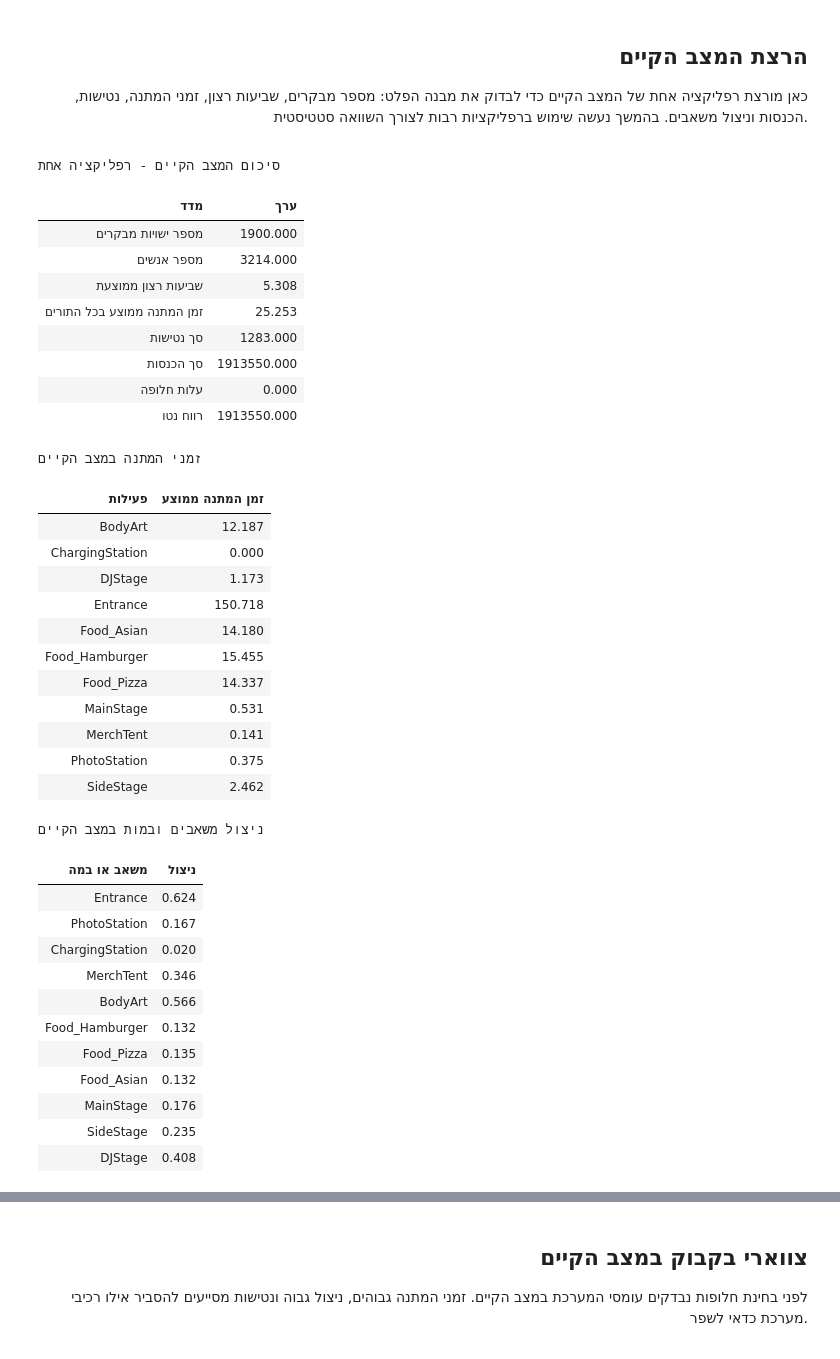
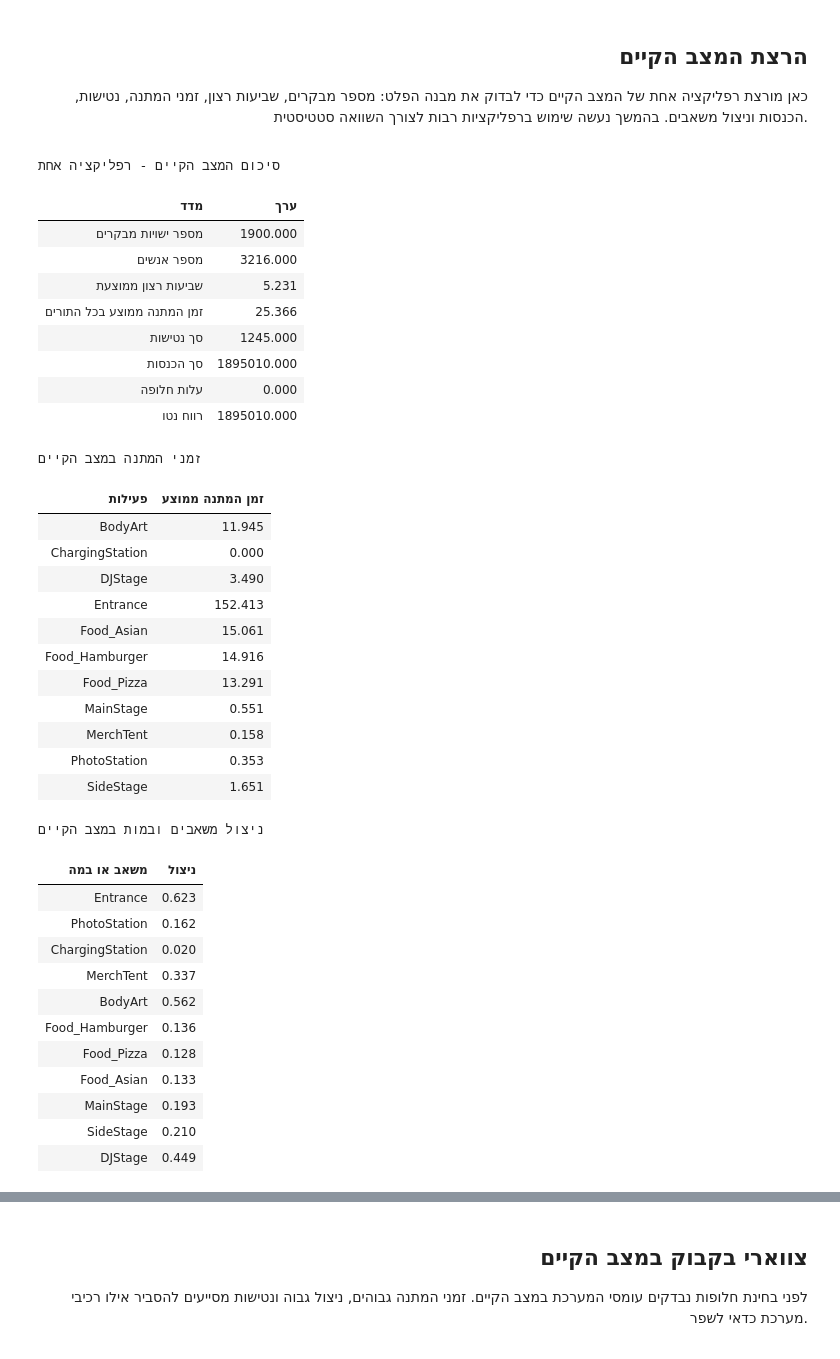
Before and after one commit to elattiass/SimulationPartB, a Jupyter notebook: Queuechella_Colab_Simulation_Report (4).ipynb, the cells around one changed output, grey strips where cells are left out. Cells and saved outputs as stored; diff of their text form; code cells hidden in the pictures.

```diff
--- a/Queuechella_Colab_Simulation_Report (4).ipynb
+++ b/Queuechella_Colab_Simulation_Report (4).ipynb
@@ -2015,62 +2123,62 @@ def show_summary_table(summary, title=None):
         {"מדד": "מספר ישויות מבקרים", "ערך": summary["visitor_entities"]},
         {"מדד": "מספר אנשים", "ערך": summary["visitor_guests"]},
         {"מדד": "שביעות רצון ממוצעת", "ערך": round(summary["avg_satisfaction"], 3)},
         {"מדד": "זמן המתנה ממוצע בכל התורים", "ערך": round(summary["avg_wait_all"], 3)},
         {"מדד": "סך נטישות", "ערך": summary["total_abandonments"]},
         {"מדד": "סך הכנסות", "ערך": round(summary["total_revenue"], 2)},
         {"מדד": "עלות חלופה", "ערך": round(summary["alternative_cost"], 2)},
         {"מדד": "רווח נטו", "ערך": round(summary["net_profit"], 2)},
     ]
     return report_table(rows, title)
 
 current_config = SimulationConfig.for_scenario("Current", seed=2026)
-current_summary = QueuechellaSimulation(current_config, selected_fits).run()
+current_summary = QueuechellaSimulation(current_config).run()
 show_summary_table(current_summary, "סיכום המצב הקיים - רפליקציה אחת")
 
 wait_rows = [{"פעילות": k, "זמן המתנה ממוצע": round(v, 3)} for k, v in sorted(current_summary["wait_by_activity"].items())]
 report_table(wait_rows, "זמני המתנה במצב הקיים")
 
 util_rows = []
 for name, value in current_summary["resource_utilization"].items():
     util_rows.append({"משאב או במה": name, "ניצול": round(value, 3)})
 for name, value in current_summary["stage_utilization"].items():
     util_rows.append({"משאב או במה": name, "ניצול": round(value, 3)})
 report_table(util_rows, "ניצול משאבים ובמות במצב הקיים")
 # %% [output]
 סיכום המצב הקיים - רפליקציה אחת
 | מדד | ערך |
 | מספר ישויות מבקרים | 1900.000 |
-| מספר אנשים | 3214.000 |
-| שביעות רצון ממוצעת | 5.308 |
-| זמן המתנה ממוצע בכל התורים | 25.253 |
-| סך נטישות | 1283.000 |
-| סך הכנסות | 1913550.000 |
+| מספר אנשים | 3216.000 |
+| שביעות רצון ממוצעת | 5.231 |
+| זמן המתנה ממוצע בכל התורים | 25.366 |
+| סך נטישות | 1245.000 |
+| סך הכנסות | 1895010.000 |
 | עלות חלופה | 0.000 |
-| רווח נטו | 1913550.000 |
+| רווח נטו | 1895010.000 |
 זמני המתנה במצב הקיים
 | פעילות | זמן המתנה ממוצע |
-| BodyArt | 12.187 |
+| BodyArt | 11.945 |
 | ChargingStation | 0.000 |
-| DJStage | 1.173 |
-| Entrance | 150.718 |
-| Food_Asian | 14.180 |
-| Food_Hamburger | 15.455 |
-| Food_Pizza | 14.337 |
-| MainStage | 0.531 |
-| MerchTent | 0.141 |
-| PhotoStation | 0.375 |
-| SideStage | 2.462 |
+| DJStage | 3.490 |
+| Entrance | 152.413 |
+| Food_Asian | 15.061 |
+| Food_Hamburger | 14.916 |
+| Food_Pizza | 13.291 |
+| MainStage | 0.551 |
+| MerchTent | 0.158 |
+| PhotoStation | 0.353 |
+| SideStage | 1.651 |
 ניצול משאבים ובמות במצב הקיים
 | משאב או במה | ניצול |
-| Entrance | 0.624 |
-| PhotoStation | 0.167 |
+| Entrance | 0.623 |
+| PhotoStation | 0.162 |
 | ChargingStation | 0.020 |
-| MerchTent | 0.346 |
-| BodyArt | 0.566 |
-| Food_Hamburger | 0.132 |
-| Food_Pizza | 0.135 |
-| Food_Asian | 0.132 |
-| MainStage | 0.176 |
-| SideStage | 0.235 |
-| DJStage | 0.408 |
+| MerchTent | 0.337 |
+| BodyArt | 0.562 |
+| Food_Hamburger | 0.136 |
+| Food_Pizza | 0.128 |
+| Food_Asian | 0.133 |
+| MainStage | 0.193 |
+| SideStage | 0.210 |
+| DJStage | 0.449 |
 |  | משאב או במה | ניצול |
```
Also changed, not shown: parts of 9 cells of this notebook.
